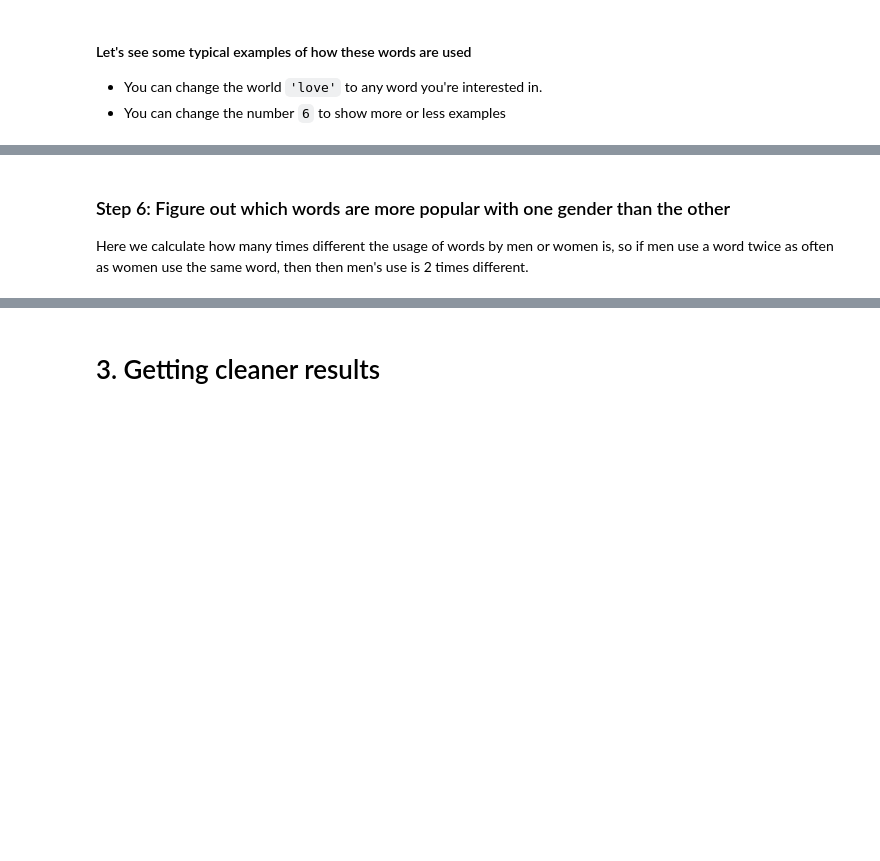
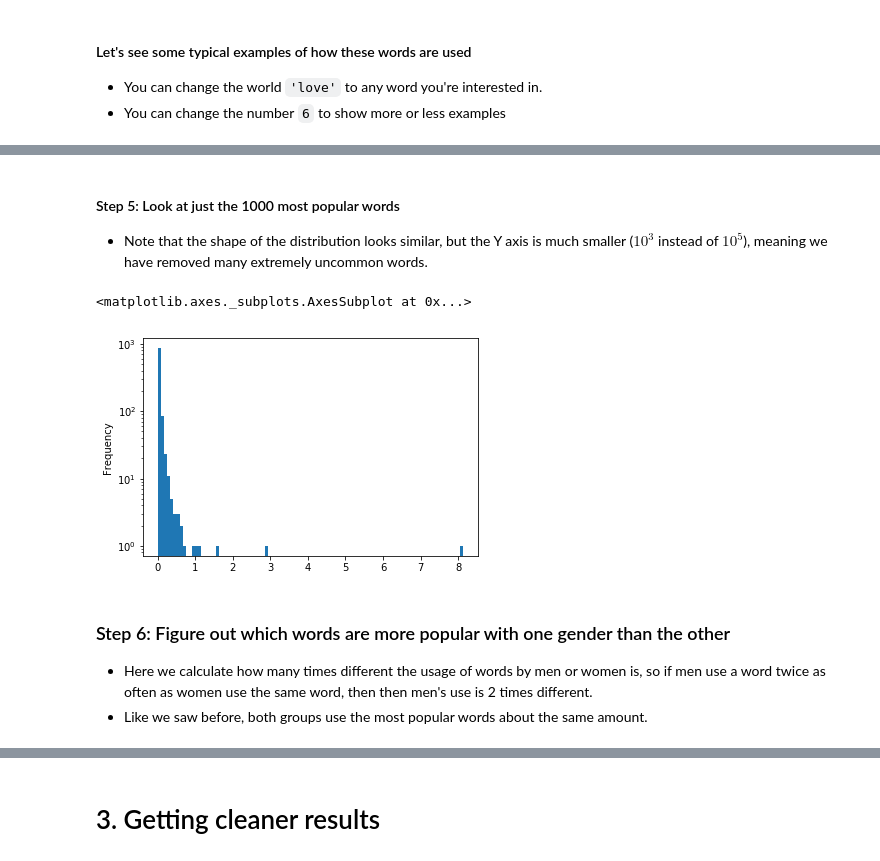
Before and after one commit to UM-CSS/CSSLabs-NLP, a Jupyter notebook: 1_What_is_in_a_dating_profile.ipynb, the cells around one changed output, grey strips where cells are left out. Drawn from its saved outputs; the diff is of its cells as text; code cells hidden in the pictures; blank space fills up the shorter version.

```diff
--- a/1_What_is_in_a_dating_profile.ipynb
+++ b/1_What_is_in_a_dating_profile.ipynb
@@ -462,12 +582,19 @@ popular_words['max'].plot.hist(bins=100, logy=True)
+# %% [markdown]
+#### Step 5: Look at just the 1000 most popular words
+- Note that the shape of the distribution looks similar, but the Y axis is much smaller ($ 10^3 $ instead of $ 10^5 $), meaning we have removed many extremely uncommon words.
 # %%
 #select only the 1000 most popular words
 popular_words = popular_words.sort_values(by='max', ascending=False).head(1000)
 
 #show the histogram again
-popular_words['max'].plot.hist(bins=100, logy=True)
+popular_words['max'].plot.hist(bins=100, log=True)
+# %% [output]
+<matplotlib.axes._subplots.AxesSubplot at 0x...>
+[figure, added]
 # %% [markdown]
 ### Step 6: Figure out which words are more popular with one gender than the other
-Here we calculate how many times different the usage of words by men or women is, so if men use a word twice as often as women use the same word, then then men's use is 2 times different.
+- Here we calculate how many times different the usage of words by men or women is, so if men use a word twice as often as women use the same word, then then men's use is 2 times different.
+- Like we saw before, both groups use the most popular words about the same amount.
 # %%
 def times_diff(row):
     #calculate how many times more men use a word than women
```
Also changed, not shown: parts of 54 cells of this notebook.
